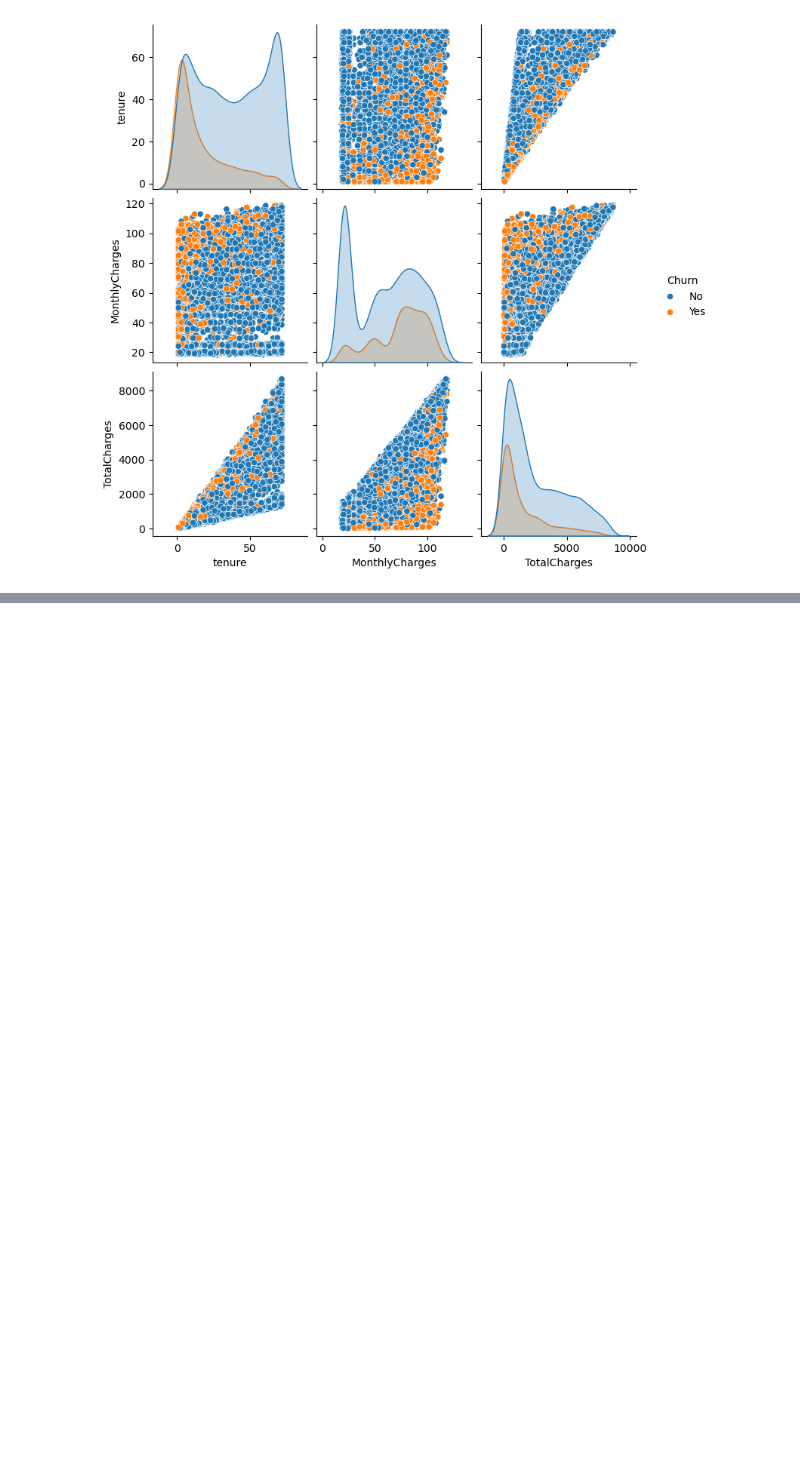
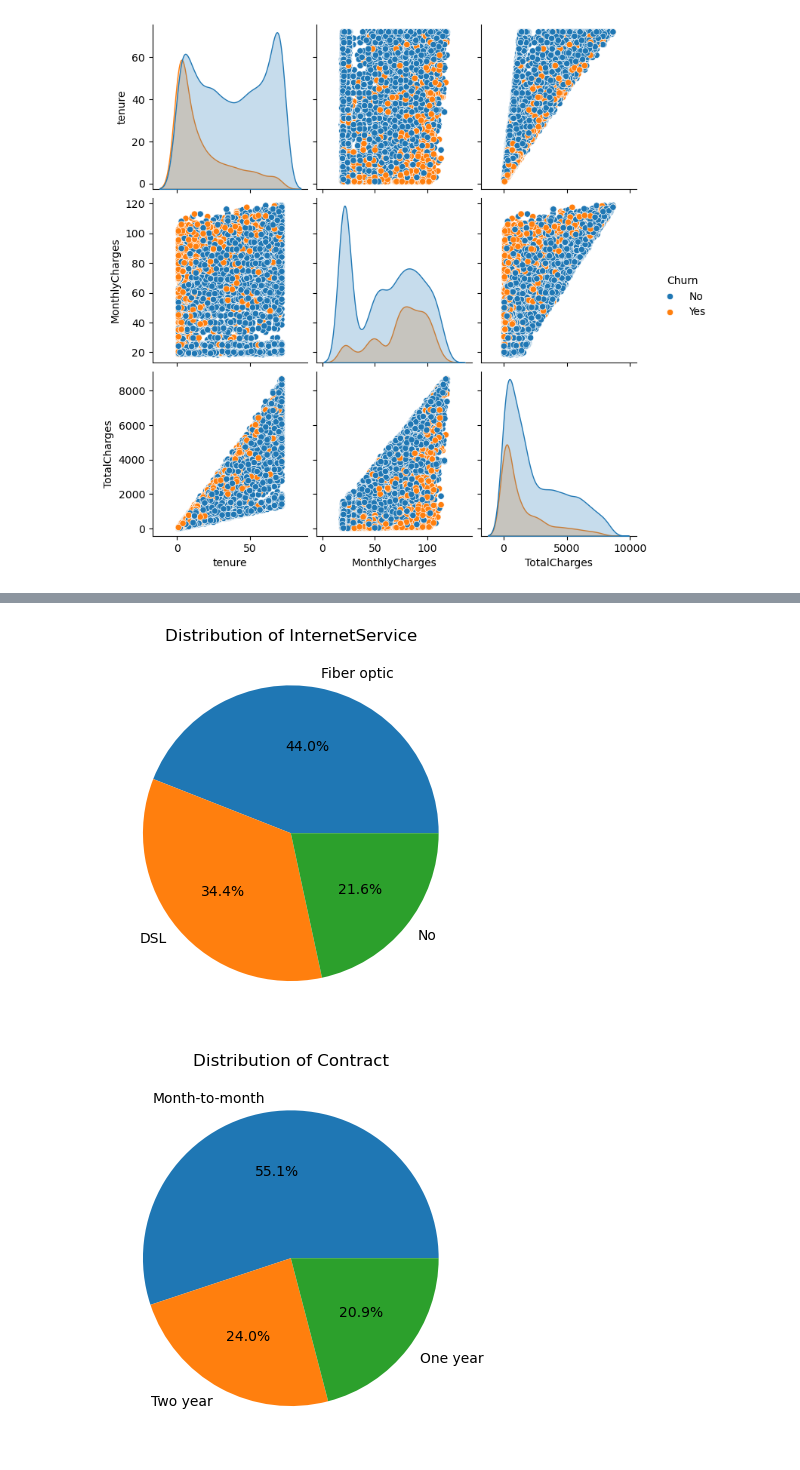
Before and after one commit to rmd360/machinelearningproject, a Jupyter notebook: Customer Churn Prediction.ipynb, the cells around one changed output, grey strips where cells are left out. Saved outputs shown, nothing was run; the diff lists cells and outputs as text; code cells hidden in the pictures; blank space fills up the shorter version.

```diff
--- a/Customer Churn Prediction.ipynb
+++ b/Customer Churn Prediction.ipynb
@@ -360,0 +382,10 @@ plt.show()
+# %%
+categorical_features = ['InternetService', 'Contract', 'PaymentMethod']
+for feature in categorical_features:
+    df[feature].value_counts().plot.pie(autopct='%1.1f%%')
+    plt.title(f'Distribution of {feature}')
+    plt.ylabel('')
+    plt.show()
+# %% [output]
+[figure, added]
+[figure, added]
```
Also changed, not shown: parts of 6 cells of this notebook.
